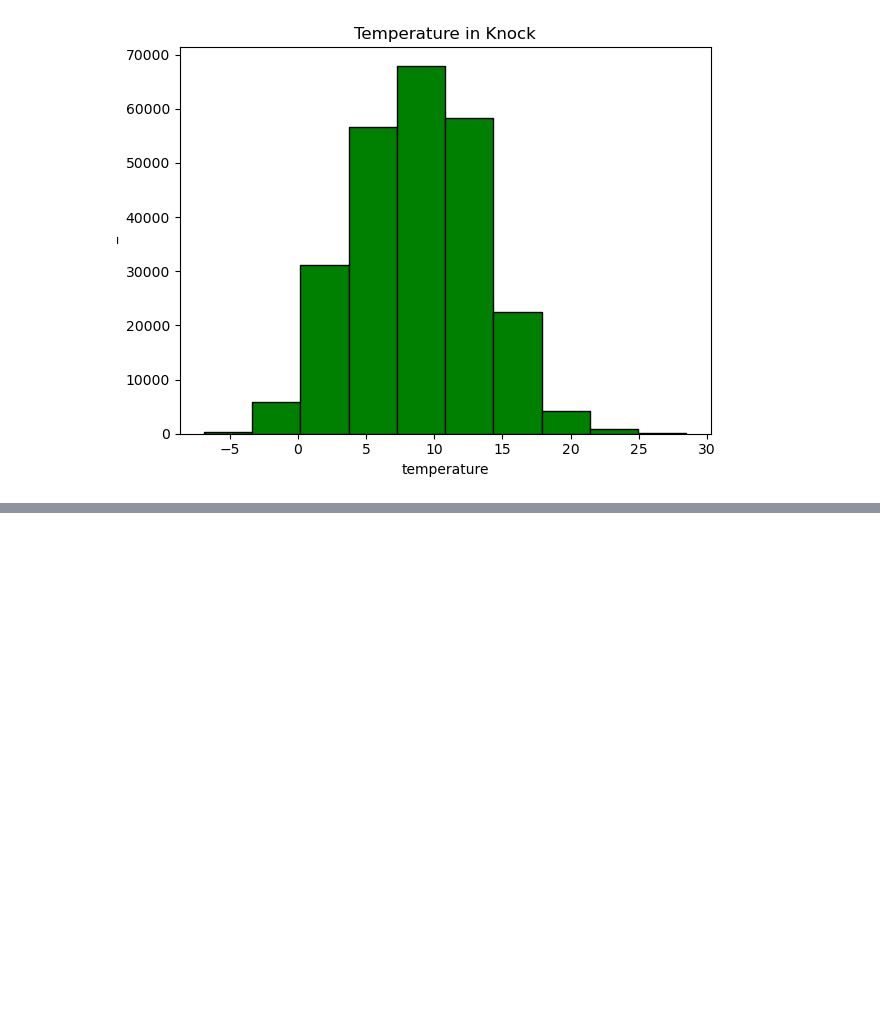
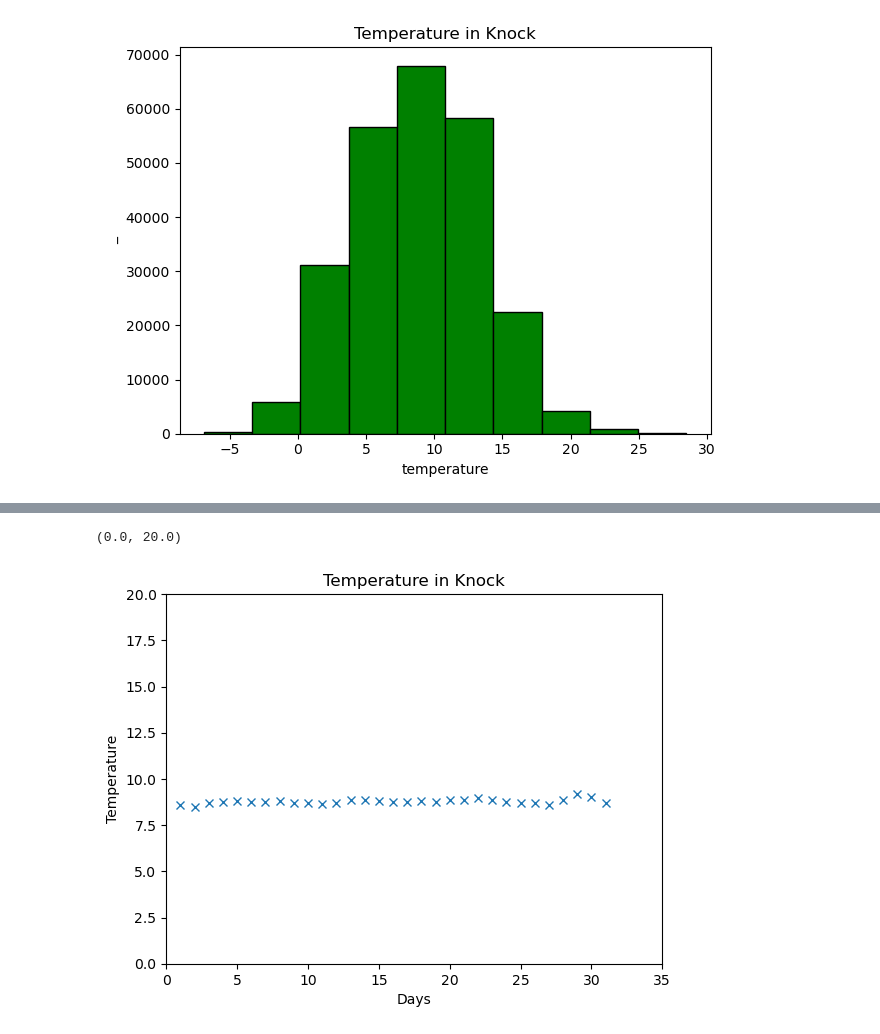
Before and after one commit to Jennyicano/PFDA, a Jupyter notebook: assignments/assignment_6_Weather.ipynb, the cells around one changed output, grey strips where cells are left out. Saved outputs shown, nothing was run; the diff lists cells and outputs as text; code cells hidden in the pictures; blank space fills up the shorter version.

```diff
--- a/assignments/assignment_6_Weather.ipynb
+++ b/assignments/assignment_6_Weather.ipynb
@@ -153,0 +188,23 @@ plt.show()
+# %%
+# Create a scatter plot with the mean temperature of the whole dataset.
+
+unique_days = df['day'].unique()
+mean_temperature = df.groupby('day')['temp'].mean()
+
+plt.plot(unique_days, mean_temperature, 'x')
+
+# Axis labels.
+plt.xlabel('Days')
+plt.ylabel('Temperature')
+
+# Title.
+plt.title('Temperature in Knock')
+
+# X limits.
+plt.xlim(0, 35)
+
+# Y limits.
+plt.ylim(0, 20)
+# %% [output]
+(0.0, 20.0)
+[figure, added]
```
Also changed, not shown: parts of 5 cells of this notebook.
